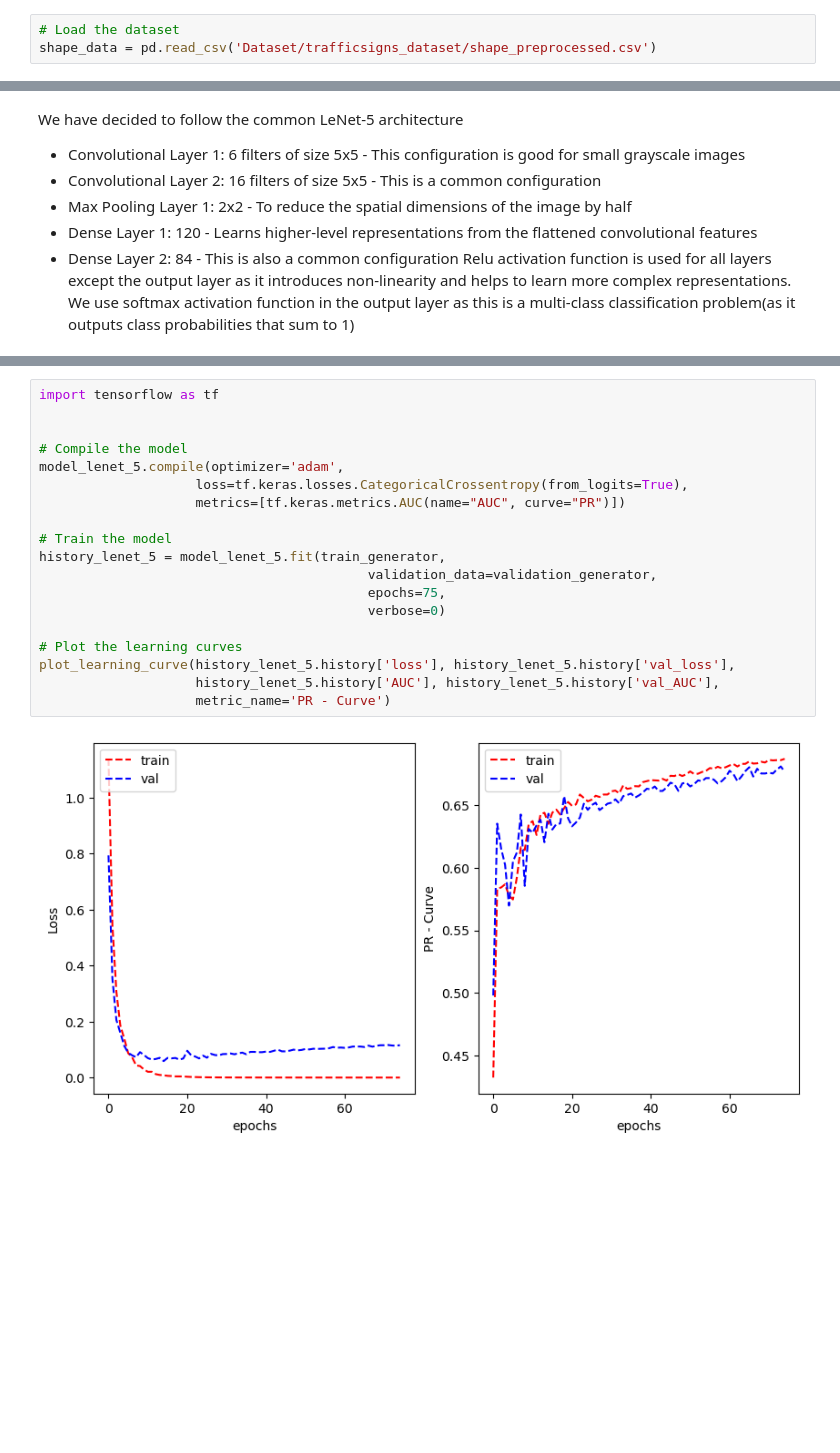
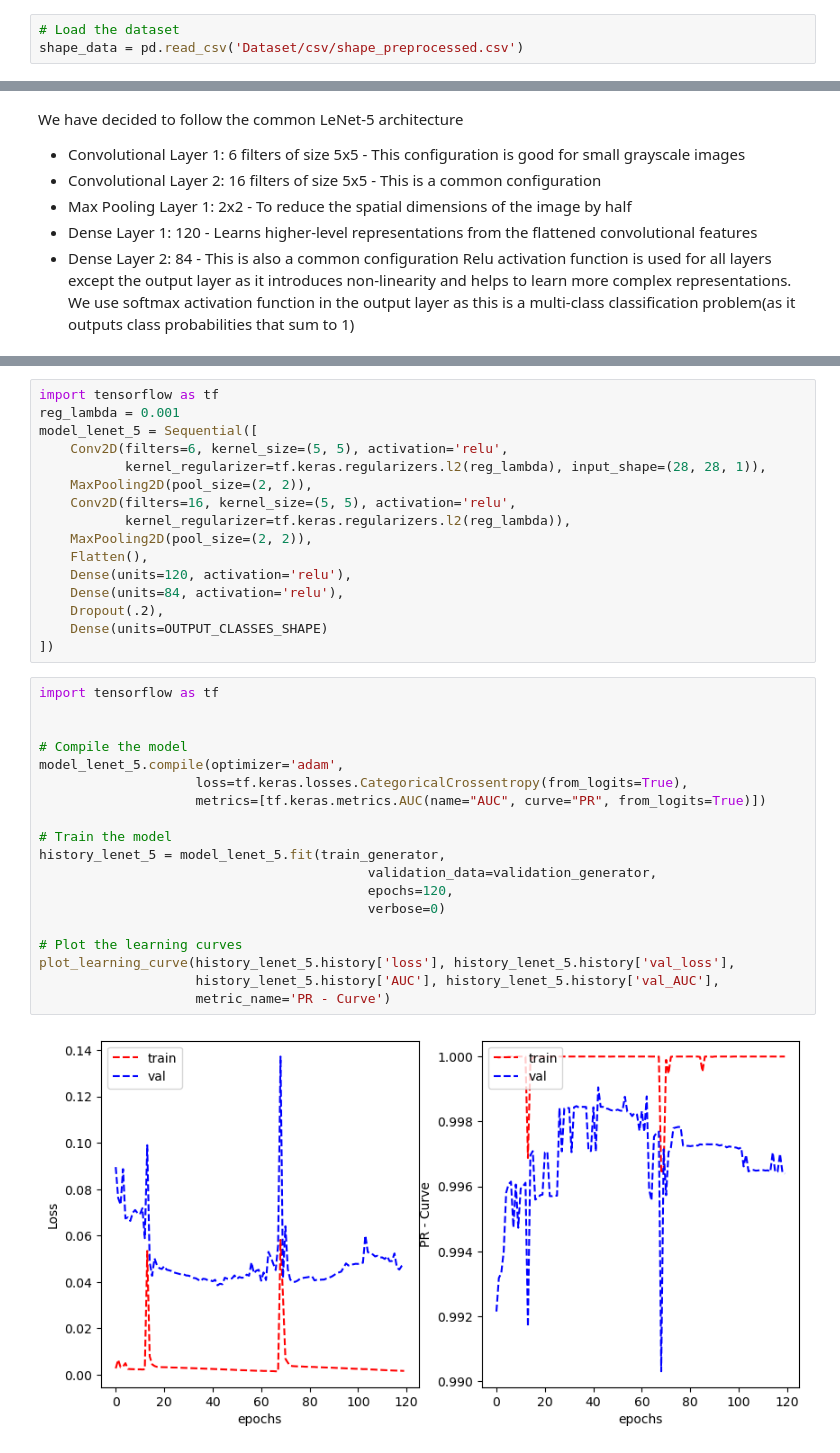
Before and after one commit to ashwin-sreejith/Traffic_Sign_Detection, a Jupyter notebook: cnn.ipynb, the cells around one changed output, grey strips where cells are left out. Saved outputs shown, nothing was run; the diff lists cells and outputs as text; blank space fills up the shorter version.

```diff
--- a/cnn.ipynb
+++ b/cnn.ipynb
@@ -5,7 +5,7 @@ import numpy as np
 import matplotlib.pyplot as plt
 # %%
 # Load the dataset
-shape_data = pd.read_csv('Dataset/trafficsigns_dataset/shape_preprocessed.csv')
+shape_data = pd.read_csv('Dataset/csv/shape_preprocessed.csv')
 # %%
 # Declare the number of classes in the dataset
 OUTPUT_CLASSES_SHAPE = 5
@@ -205,21 +350,37 @@ Relu activation function is used for all layers except the output layer as it in
+# %%
+import tensorflow as tf
+reg_lambda = 0.001
+model_lenet_5 = Sequential([
+    Conv2D(filters=6, kernel_size=(5, 5), activation='relu',
+           kernel_regularizer=tf.keras.regularizers.l2(reg_lambda), input_shape=(28, 28, 1)),
+    MaxPooling2D(pool_size=(2, 2)),
+    Conv2D(filters=16, kernel_size=(5, 5), activation='relu',
+           kernel_regularizer=tf.keras.regularizers.l2(reg_lambda)),
+    MaxPooling2D(pool_size=(2, 2)),
+    Flatten(),
+    Dense(units=120, activation='relu'),
+    Dense(units=84, activation='relu'),
+    Dropout(.2),
+    Dense(units=OUTPUT_CLASSES_SHAPE)
+])
 # %%
 import tensorflow as tf
 
 
 # Compile the model
 model_lenet_5.compile(optimizer='adam',
                     loss=tf.keras.losses.CategoricalCrossentropy(from_logits=True),
-                    metrics=[tf.keras.metrics.AUC(name="AUC", curve="PR")])
+                    metrics=[tf.keras.metrics.AUC(name="AUC", curve="PR", from_logits=True)])
 
 # Train the model
 history_lenet_5 = model_lenet_5.fit(train_generator,
                                           validation_data=validation_generator,
-                                          epochs=75,
+                                          epochs=120,
                                           verbose=0)
 
 # Plot the learning curves
 plot_learning_curve(history_lenet_5.history['loss'], history_lenet_5.history['val_loss'],
                     history_lenet_5.history['AUC'], history_lenet_5.history['val_AUC'],
                     metric_name='PR - Curve')
 # %% [output]
-[figure, old version]
+[figure, new version]
```
Also changed, not shown: parts of 41 cells of this notebook, 8 other files.
